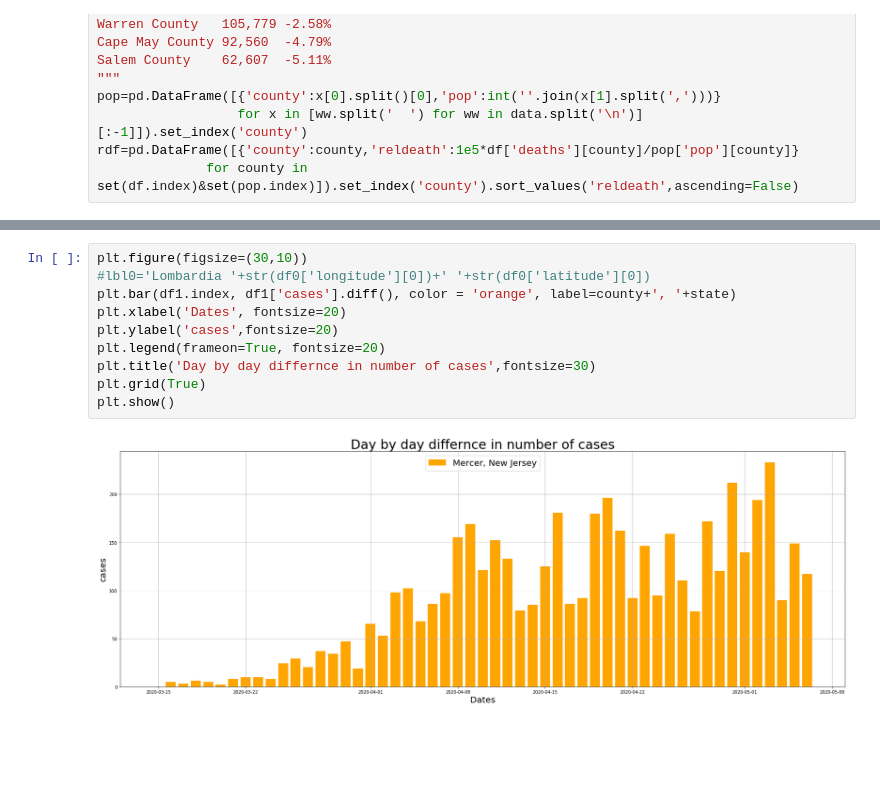
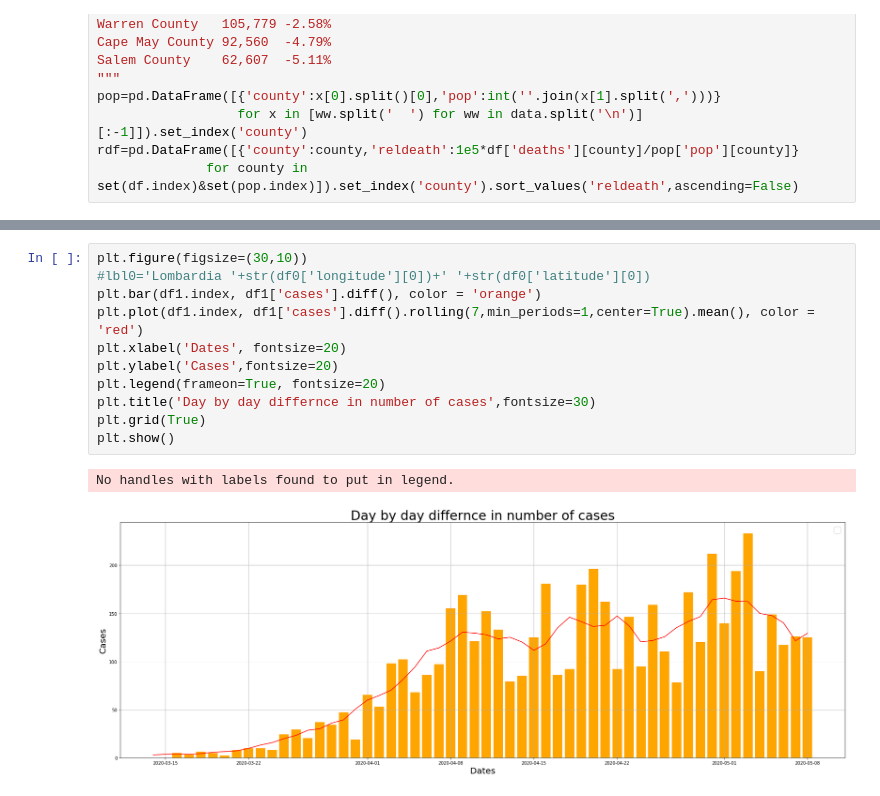
Before and after one commit to eyal42/COVID19, a Jupyter notebook: COVID19 - County Analysis.ipynb, the cells around one changed output, grey strips where cells are left out. Saved outputs shown, nothing was run; the diff lists cells and outputs as text; blank space fills up the shorter version.

```diff
--- a/COVID19 - County Analysis.ipynb
+++ b/COVID19 - County Analysis.ipynb
@@ -179,15 +179,17 @@ plt.show()
 # %%
 plt.figure(figsize=(30,10))
 #lbl0='Lombardia '+str(df0['longitude'][0])+' '+str(df0['latitude'][0])
-plt.bar(df1.index, df1['cases'].diff(), color = 'orange', label=county+', '+state)
+plt.bar(df1.index, df1['cases'].diff(), color = 'orange')
+plt.plot(df1.index, df1['cases'].diff().rolling(7,min_periods=1,center=True).mean(), color = 'red')
 plt.xlabel('Dates', fontsize=20)
-plt.ylabel('cases',fontsize=20)
+plt.ylabel('Cases',fontsize=20)
 plt.legend(frameon=True, fontsize=20)
 plt.title('Day by day differnce in number of cases',fontsize=30)
 plt.grid(True)
 plt.show()
 # %% [output]
+No handles with labels found to put in legend.
-[figure, old version]
+[figure, new version]
 # %%
 plt.figure(figsize=(30,10))
 #lbl0='Lombardia '+str(df0['longitude'][0])+' '+str(df0['latitude'][0])
```
Also changed, not shown: parts of 8 cells of this notebook, 1 other file.
